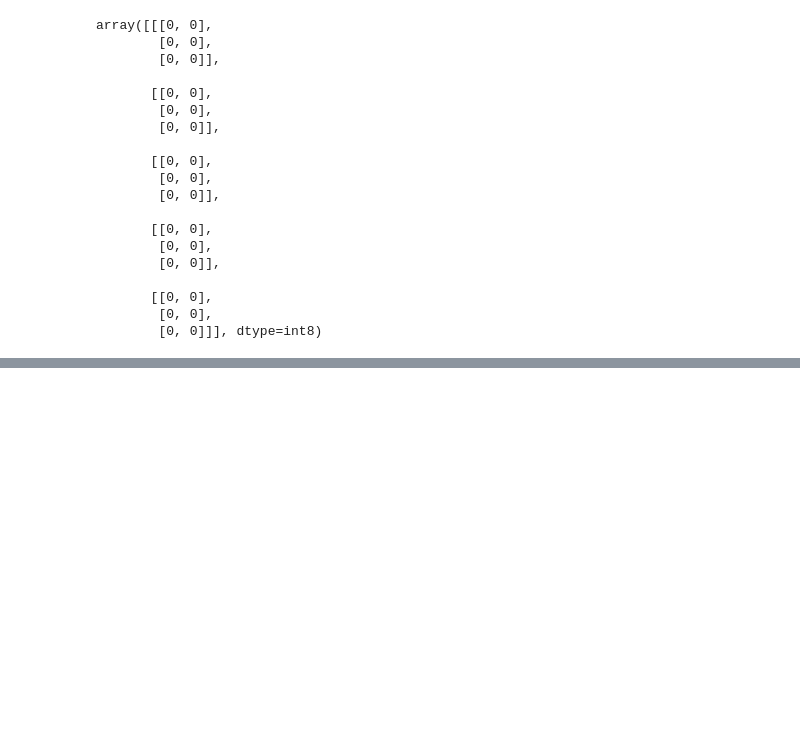
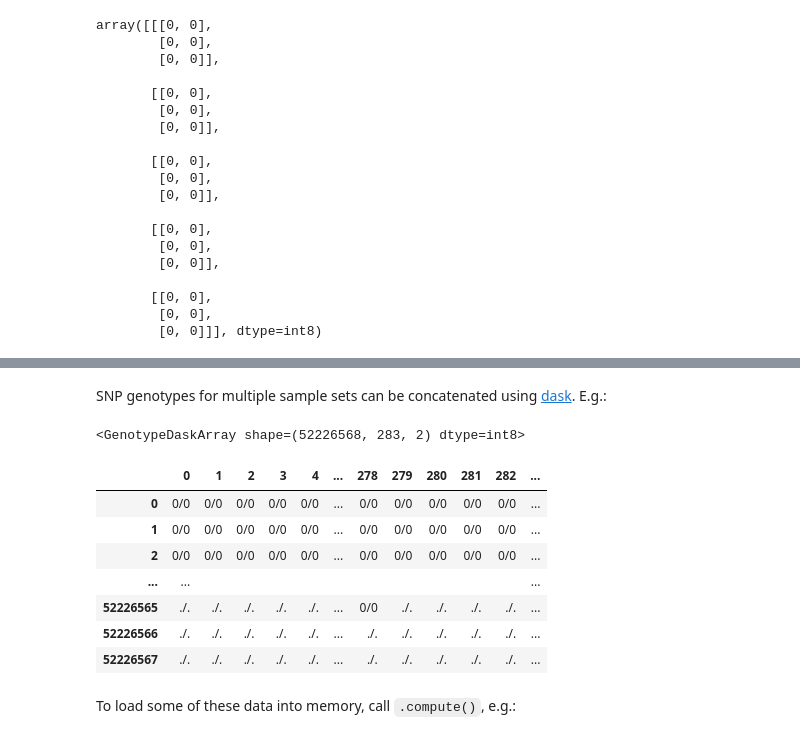
Before and after one commit to malariagen/vector-data, a Jupyter notebook: docs/ag3-snp-download-guide.ipynb, the cells around one changed output, grey strips where cells are left out. Drawn from its saved outputs; the diff is of its cells as text; code cells hidden in the pictures; blank space fills up the shorter version.

```diff
--- a/docs/ag3-snp-download-guide.ipynb
+++ b/docs/ag3-snp-download-guide.ipynb
@@ -387,0 +437,2 @@ Within the MalariaGEN team we primarily use the Python programming language for
+# %%
+ag3_path = Path("~/data/ag3").expanduser()
@@ -387,0 +463,5 @@ Within the MalariaGEN team we primarily use the Python programming language for
+# %%
+# read sample metadata
+sample_set = "AG1000G-BF-A"
+df_samples = pd.read_csv(ag3_path / f"metadata/general/{sample_set}/samples.meta.csv")
+df_samples.head()
@@ -387,0 +638,25 @@ Within the MalariaGEN team we primarily use the Python programming language for
+# %% [markdown]
+SNP genotypes for multiple sample sets can be concatenated using [dask](https://docs.dask.org/en/latest/array.html). E.g.:
+# %%
+sample_sets = ["AG1000G-BF-A", "AG1000G-BF-B"]
+callsets = [zarr.open(str(ag3_path / f"snp_genotypes/all/{sample_set}"), mode='r')
+            for sample_set in sample_sets]
+gt_arrays = [da.from_array(callset["3R/calldata/GT"]) for callset in callsets]
+# note that arrays are concatenated across axis 1 - the samples dimension
+gt = da.concatenate(gt_arrays, axis=1)
+
+# wrap with scikit-allel class for convenience
+gt = allel.GenotypeDaskArray(gt)
+gt
+# %% [output]
+<GenotypeDaskArray shape=(52226568, 283, 2) dtype=int8>
+|  | 0 | 1 | 2 | 3 | 4 | ... | 278 | 279 | 280 | 281 | 282 | ... |
+| 0 | 0/0 | 0/0 | 0/0 | 0/0 | 0/0 | ... | 0/0 | 0/0 | 0/0 | 0/0 | 0/0 | ... |
+| 1 | 0/0 | 0/0 | 0/0 | 0/0 | 0/0 | ... | 0/0 | 0/0 | 0/0 | 0/0 | 0/0 | ... |
+| 2 | 0/0 | 0/0 | 0/0 | 0/0 | 0/0 | ... | 0/0 | 0/0 | 0/0 | 0/0 | 0/0 | ... |
+| ... | ... |  |  |  |  |  |  |  |  |  |  | ... |
+| 52226565 | ./. | ./. | ./. | ./. | ./. | ... | 0/0 | ./. | ./. | ./. | ./. | ... |
+| 52226566 | ./. | ./. | ./. | ./. | ./. | ... | ./. | ./. | ./. | ./. | ./. | ... |
+| 52226567 | ./. | ./. | ./. | ./. | ./. | ... | ./. | ./. | ./. | ./. | ./. | ... |
+# %% [markdown]
+To load some of these data into memory, call `.compute()`, e.g.:
```
Also changed, not shown: parts of 26 cells of this notebook.
